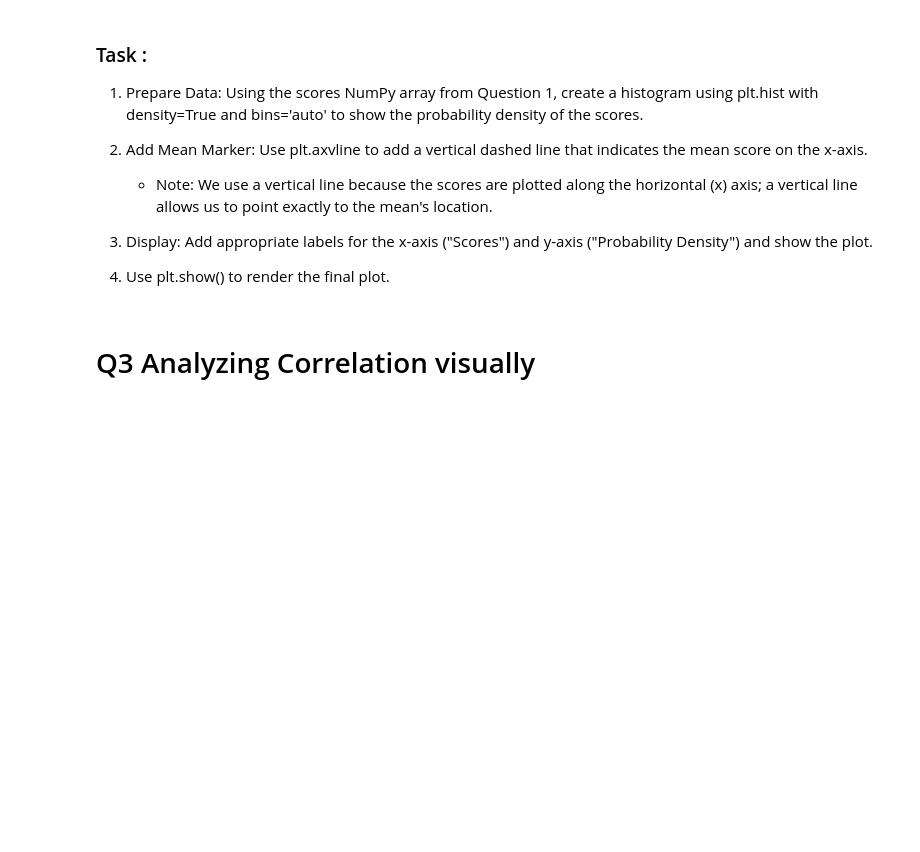
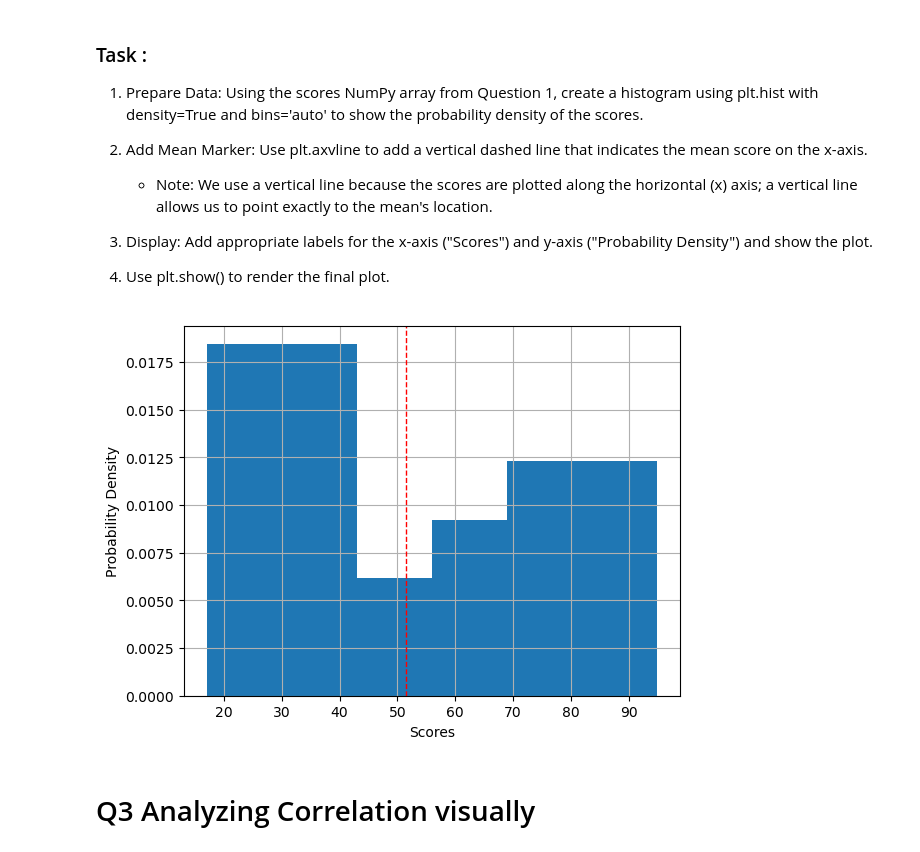
Before and after one commit to Amolsingh/IITB-DSAI, a Jupyter notebook: Programming for machine learning/Assignments/Assignment_3-2.ipynb, the cells around one changed output. Drawn from its saved outputs; the diff is of its cells as text; code cells hidden in the pictures; blank space fills up the shorter version.

```diff
--- a/Programming for machine learning/Assignments/Assignment_3-2.ipynb
+++ b/Programming for machine learning/Assignments/Assignment_3-2.ipynb
@@ -8,3 +8,17 @@
 * The arithmetic mean.The unbiased standard deviation (using $n-1$ degrees of freedom).
 * The Interquartile Range (IQR) by finding the 25th and 75th percentiles.
 * Output: Print the results rounded to two decimal places. Use round() built-in function to roundof the values.
+# %%
+import numpy as np
+import matplotlib.pyplot as plt
+
+hours, scores = np.loadtxt('studentscores.csv', delimiter=',', skiprows=1, unpack=True)
+
+print('Hours::', hours)
+print('Scores::', scores)
+
+print('Mean of scores is {}'.format(round(np.mean(scores), 2)))
+print('The unbiased standard deviation using n-1 degrees of freedom is {}'.format(round(np.std(scores, ddof=1), 2)))
+print('25th percentile of scores is {}'.format(round(np.percentile(scores, 25), 2)))
+print('75th percentile of scores is {}'.format(round(np.percentile(scores, 75), 2)))
+print('The inquartile Range (IQR) by finding the 25th and 75th percentile is {}'.format(round(np.percentile(scores, 75) - np.percentile(scores, 25), 2)))
@@ -18,6 +42,15 @@
     * Note: We use a vertical line because the scores are plotted along the horizontal (x) axis; a vertical line allows us to point exactly to the mean's location.
 3. Display: Add appropriate labels for the x-axis ("Scores") and y-axis ("Probability Density") and show the plot.
 4. Use plt.show() to render the final plot.
+# %%
+plt.hist(scores, density=True, bins='auto')
+plt.axvline(np.mean(scores), color='red', label='Mean', linestyle='dashed', linewidth=1)
+plt.grid()
+plt.xlabel('Scores')
+plt.ylabel('Probability Density')
+plt.show()
+# %% [output]
+[figure, added]
 # %% [markdown]
 # Q3 Analyzing Correlation visually
 # %% [markdown]
```
Also changed, not shown: parts of 4 cells of this notebook.
